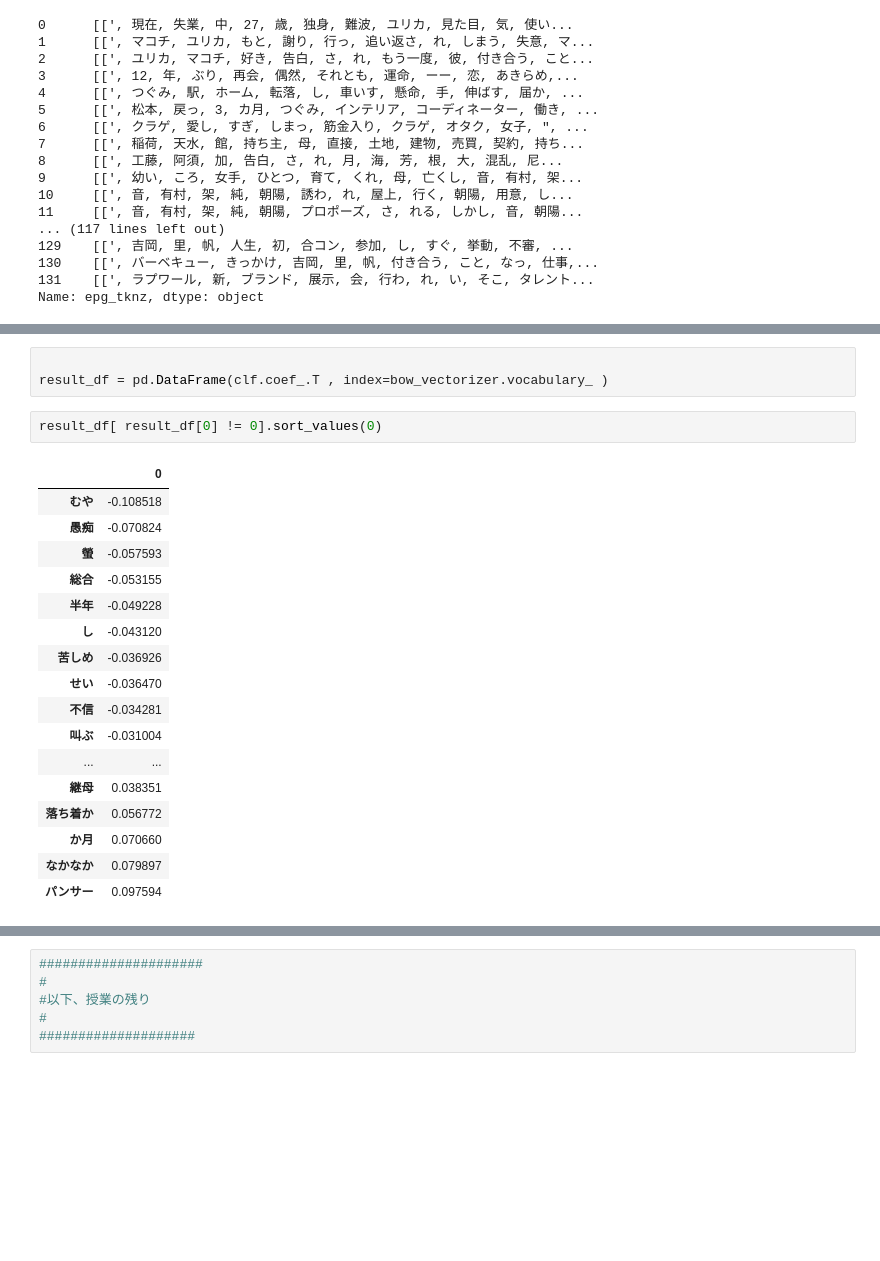
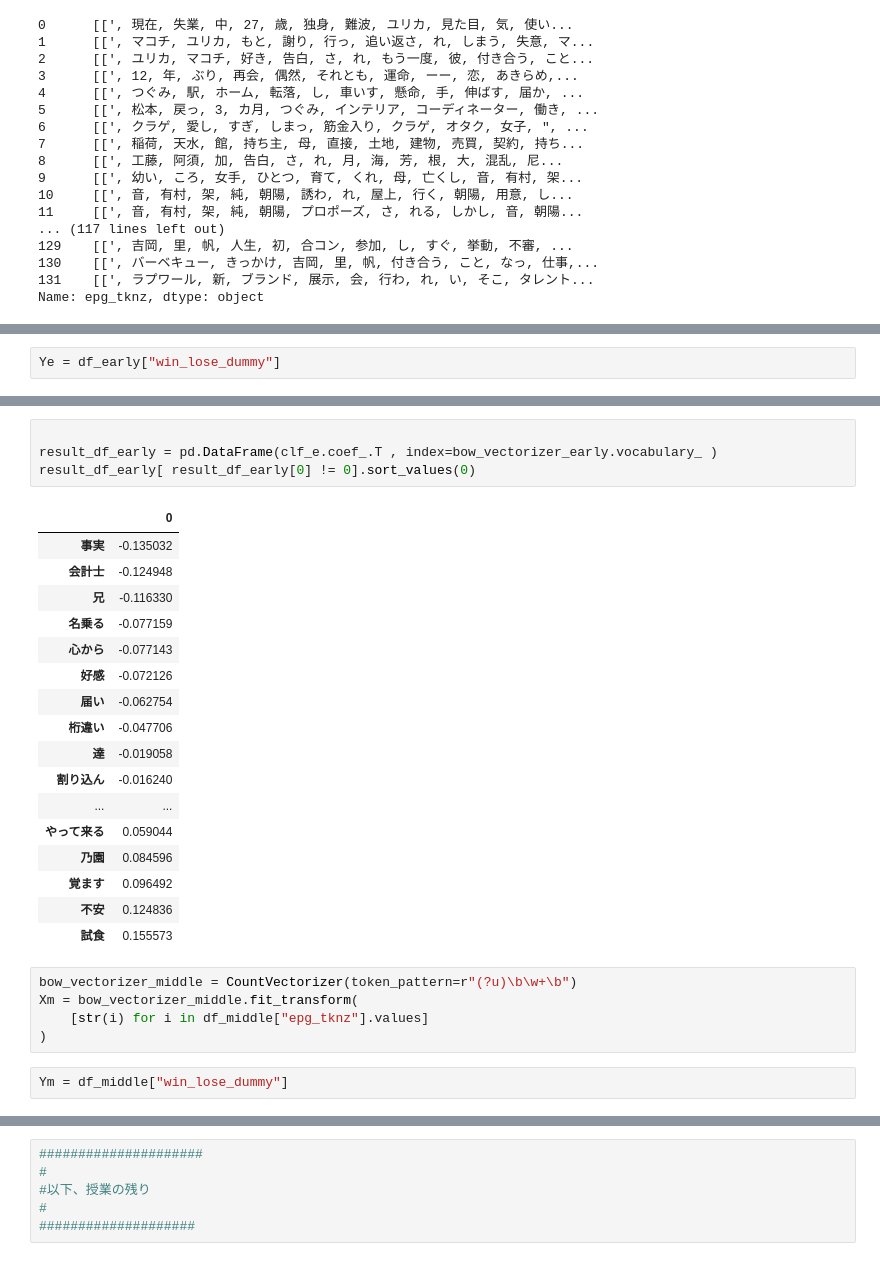
Before and after one commit to c-c-c-c/dm_integration, a Jupyter notebook: myMecab.ipynb, the cells around one changed output, grey strips where cells are left out. Drawn from its saved outputs; the diff is of its cells as text; blank space fills up the shorter version.

```diff
--- a/myMecab.ipynb
+++ b/myMecab.ipynb
@@ -422 +417,3 @@ Y = df_stage["win_lose_dummy"]
+# %%
+Ye = df_early["win_lose_dummy"]
 # %%
@@ -484,23 +456,29 @@ result = pd.Series(clf.coef_ , index=bow_vectorizer.vocabulary_ )
 # %%
 
-result_df = pd.DataFrame(clf.coef_.T , index=bow_vectorizer.vocabulary_ )
+result_df_early = pd.DataFrame(clf_e.coef_.T , index=bow_vectorizer_early.vocabulary_ )
+result_df_early[ result_df_early[0] != 0].sort_values(0)
+# %% [output]
+|  | 0 |
+| 事実 | -0.135032 |
+| 会計士 | -0.124948 |
+| 兄 | -0.116330 |
+| 名乗る | -0.077159 |
+| 心から | -0.077143 |
+| 好感 | -0.072126 |
+| 届い | -0.062754 |
+| 桁違い | -0.047706 |
+| 達 | -0.019058 |
+| 割り込ん | -0.016240 |
+| ... | ... |
+| やって来る | 0.059044 |
+| 乃園 | 0.084596 |
+| 覚ます | 0.096492 |
+| 不安 | 0.124836 |
+| 試食 | 0.155573 |
-# %%
-result_df[ result_df[0] != 0].sort_values(0)
-# %% [output]
-|  | 0 |
-| むや | -0.108518 |
-| 愚痴 | -0.070824 |
-| 螢 | -0.057593 |
-| 総合 | -0.053155 |
-| 半年 | -0.049228 |
-| し | -0.043120 |
-| 苦しめ | -0.036926 |
-| せい | -0.036470 |
-| 不信 | -0.034281 |
-| 叫ぶ | -0.031004 |
-| ... | ... |
-| 継母 | 0.038351 |
-| 落ち着か | 0.056772 |
-| か月 | 0.070660 |
-| なかなか | 0.079897 |
-| パンサー | 0.097594 |
+# %%
+bow_vectorizer_middle = CountVectorizer(token_pattern=r"(?u)\b\w+\b")
+Xm = bow_vectorizer_middle.fit_transform(
+    [str(i) for i in df_middle["epg_tknz"].values]
+)
+# %%
+Ym = df_middle["win_lose_dummy"]
```
Also changed, not shown: parts of 24 cells of this notebook.
